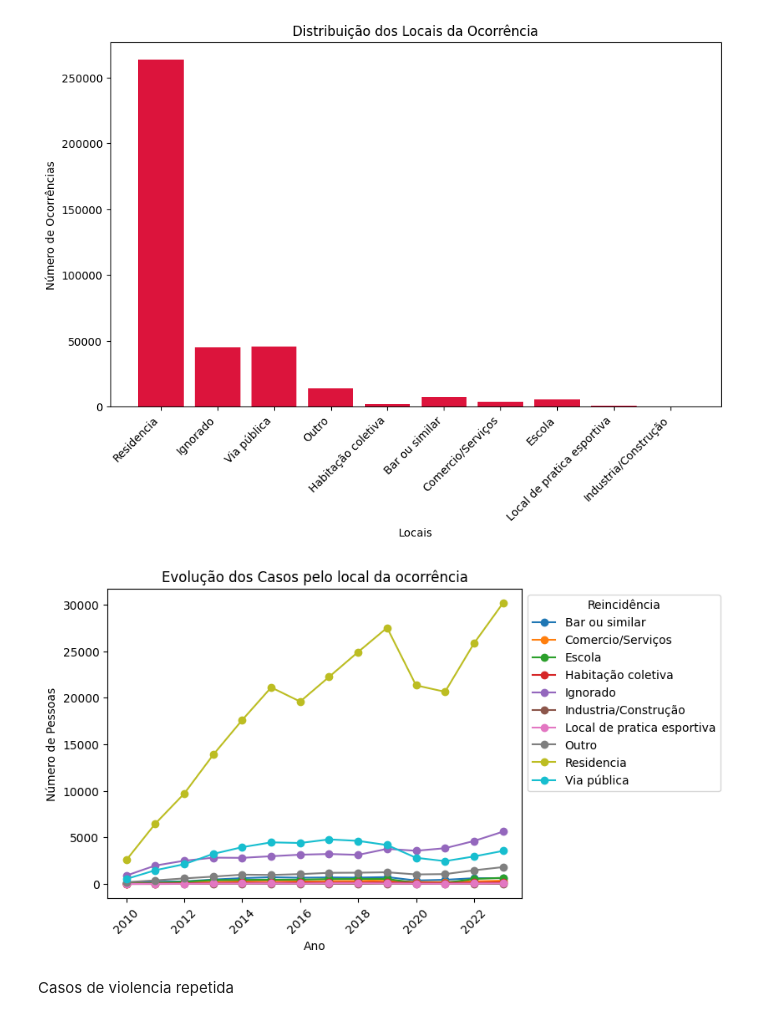
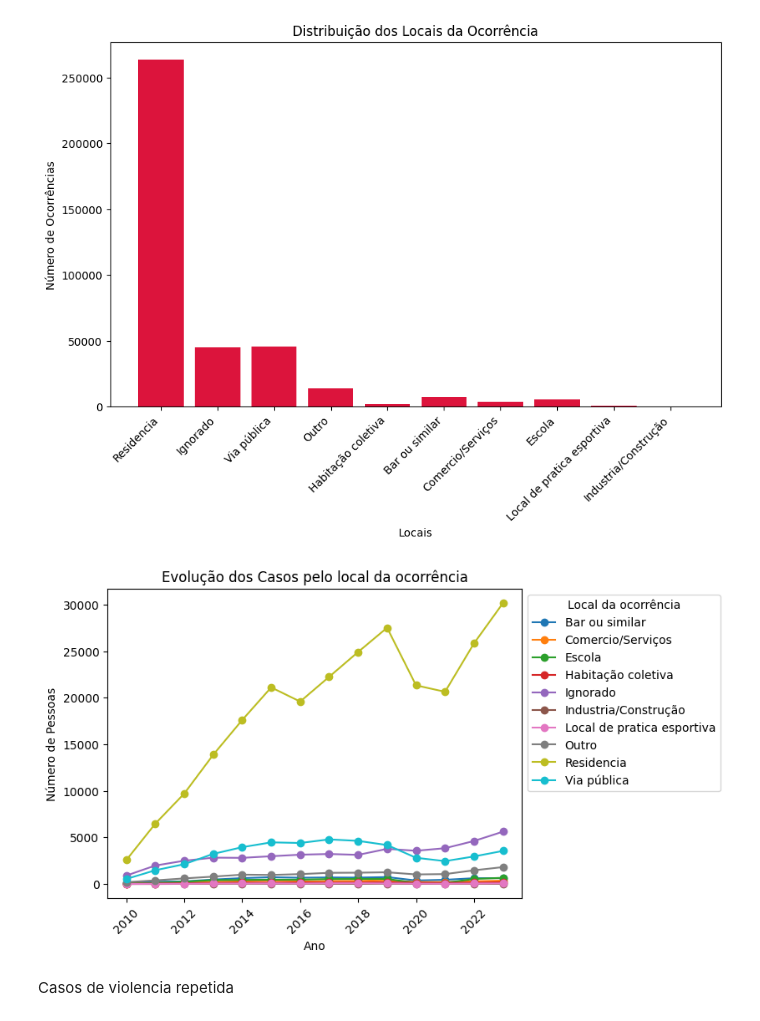
Before and after one commit to AlexeiAltamira/Portfolio, a Jupyter notebook: Violencia_contra_mulher.ipynb, the cells around one changed output. Drawn from its saved outputs; the diff is of its cells as text; code cells hidden in the pictures.

```diff
--- a/Violencia_contra_mulher.ipynb
+++ b/Violencia_contra_mulher.ipynb
@@ -360,38 +393,9 @@ plt.xticks(rotation=45, ha='right')
 plt.show()
 # %% [output]
 [figure]
-# %%
-resultados_por_ano.clear()
-
-# Loop pelos anos
-for ano in anos:
-    # Seleciona o dataframe correspondente ao ano atual
-    mulher_ano_atual = globals()[f'mulher_{ano}']
-
-    # Conta o número de pessoas em que já ocorretam violencia anterior
-    contagem_por_vezes = mulher_ano_atual['LOCAL_OCOR'].value_counts().sort_index()
-
-    # Adiciona os resultados para o ano atual à lista
-    resultados_por_ano.append(contagem_por_vezes)
-
-# Concatena os resultados de todos os anos em um único dataframe
-resultados_totais = pd.concat(resultados_por_ano, axis=1)
-
-# Define os rótulos para os anos
-anos_rotulos = [str(ano) for ano in anos]
-
-# Define os anos como índice do dataframe
-resultados_totais.columns = anos_rotulos
-
-# Plota o gráfico de linha
-resultados_totais.T.plot(marker='o')
-plt.xlabel('Ano')
-plt.ylabel('Número de Pessoas')
-plt.title('Evolução dos Casos pelo local da ocorrência')
-plt.legend(title='Reincidência', bbox_to_anchor=(1, 1))
-plt.xticks(rotation=45)
-plt.show()
-# %% [output]
-[figure, removed]
+# %%
+graf_linhas('LOCAL_OCOR', 'Evolução dos Casos pelo local da ocorrência', 'Local da ocorrência')
+# %% [output]
+[figure, added]
 # %% [markdown]
 Casos de violencia repetida
```
Also changed, not shown: parts of 16 cells of this notebook.
